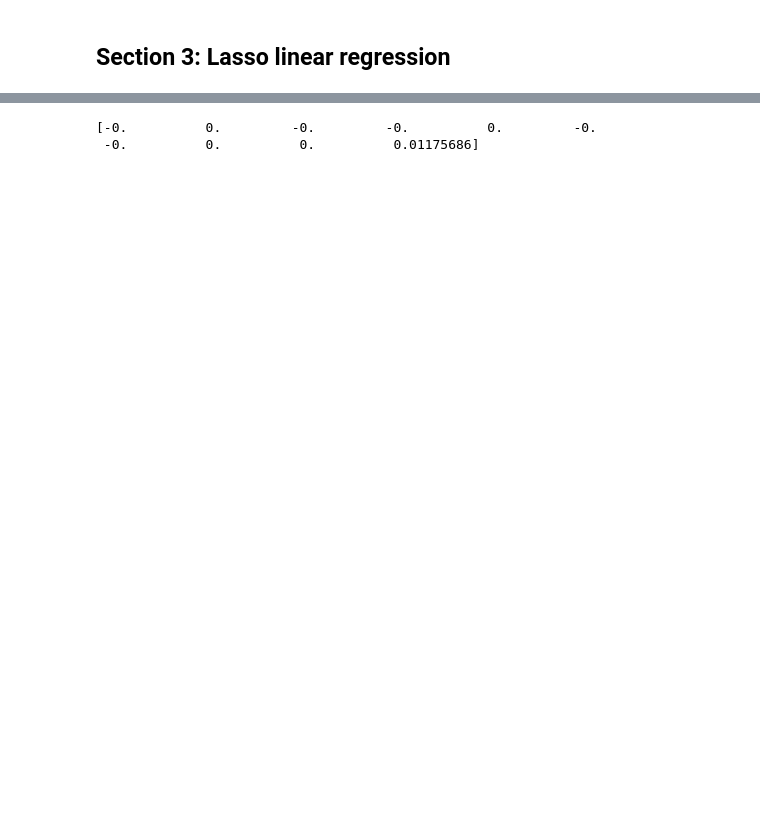
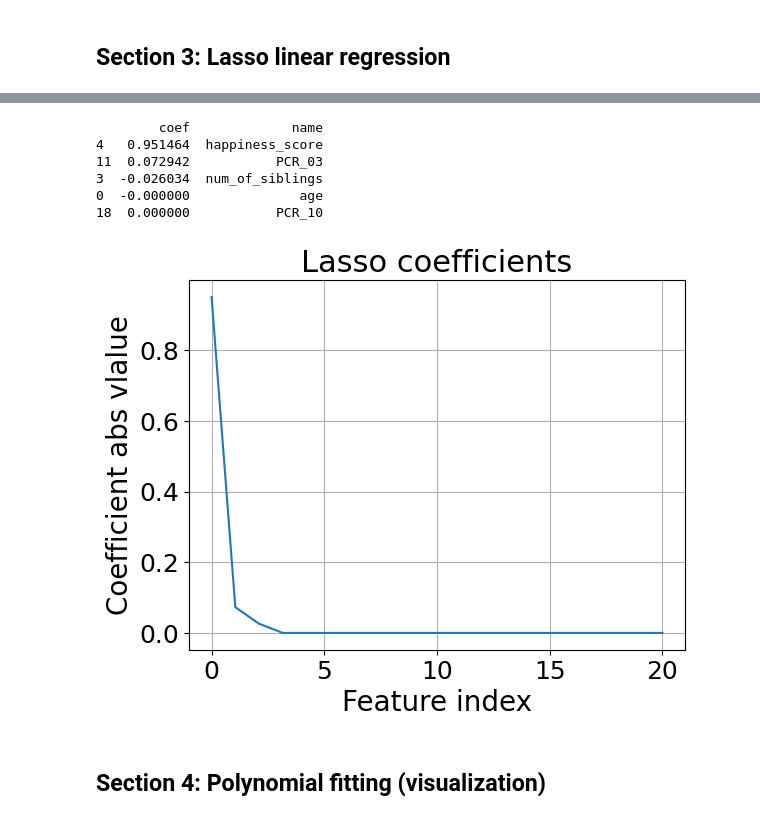
Before and after one commit to matanophir/IML_3, a Jupyter notebook: 314683079-208115055.ipynb, the cells around one changed output, grey strips where cells are left out. Drawn from its saved outputs; the diff is of its cells as text; code cells hidden in the pictures; blank space fills up the shorter version.

```diff
--- a/314683079-208115055.ipynb
+++ b/314683079-208115055.ipynb
@@ -216,7 +228,26 @@ print(max_score)
 # %%
 fitted_lasso = Lasso(alpha= max_score['lr'], fit_intercept= True).fit(x_train, y_train)
-# %%
-print(np.sort(fitted_lasso.coef_))
-# %% [output]
-[-0.          0.         -0.         -0.          0.         -0.
- -0.          0.          0.          0.01175686]
+# %%
+coef = fitted_lasso.coef_
+coef_names = train_df.drop(columns = [target]).columns
+coef_with_names = pd.DataFrame({'coef': coef, 'name': coef_names})
+coef_with_names.sort_values(by='coef', key=abs, ascending=False, inplace= True)
+print(coef_with_names.iloc[:5,:])
+# %% [output]
+        coef             name
+4   0.951464  happiness_score
+11  0.072942           PCR_03
+3  -0.026034  num_of_siblings
+0  -0.000000              age
+18  0.000000           PCR_10
+# %%
+plt.plot(np.linspace(0, len(coef), len(coef)), coef_with_names['coef'].abs())
+plt.xlabel('Feature index')
+plt.ylabel('Coefficient abs vlalue')
+plt.title('Lasso coefficients')
+plt.grid(True)
+plt.show()
+# %% [output]
+[figure, added]
+# %% [markdown]
+## Section 4: Polynomial fitting (visualization)
```
Also changed, not shown: parts of 28 cells of this notebook, 3 other files.
